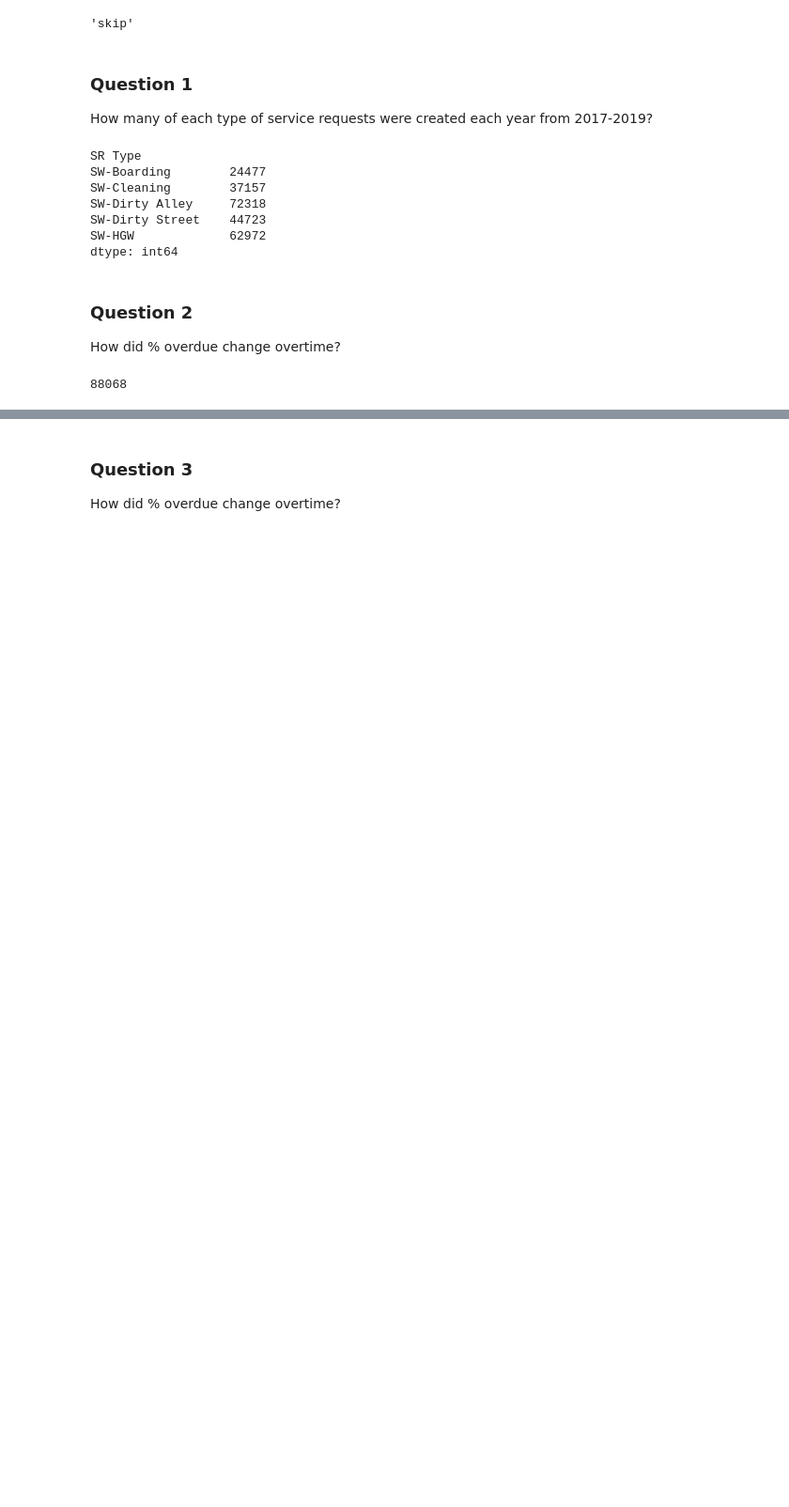
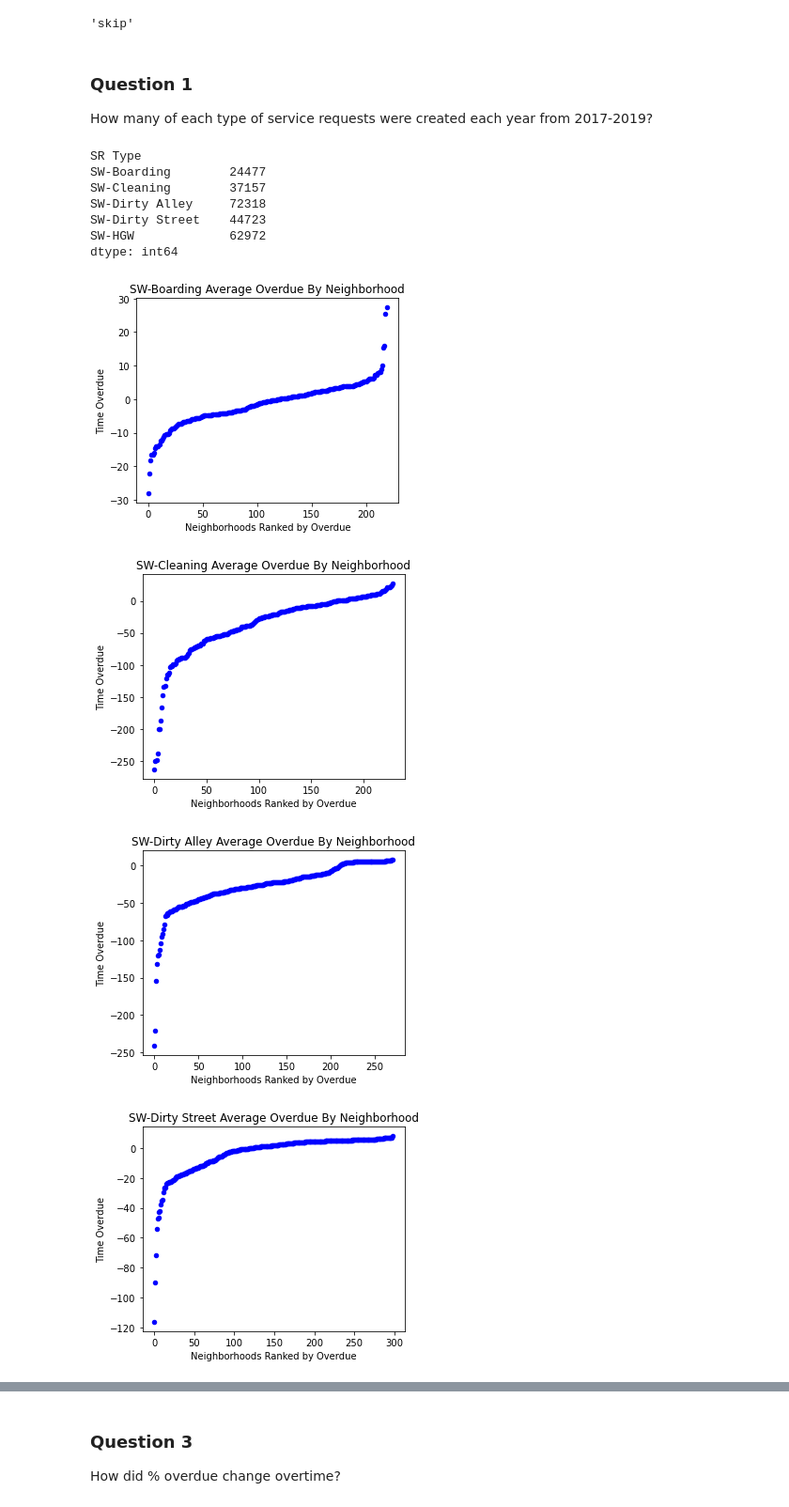
Before and after one commit to micah-rufsvold/hottinruf, a Jupyter notebook: Citistat_Analytics/Citistat interview analysis 0.2.ipynb, the cells around one changed output, grey strips where cells are left out. Shown at 94% size. Drawn from its saved outputs; the diff is of its cells as text; code cells hidden in the pictures; blank space fills up the shorter version.

```diff
--- a/Citistat_Analytics/Citistat interview analysis 0.2.ipynb
+++ b/Citistat_Analytics/Citistat interview analysis 0.2.ipynb
@@ -146,11 +148,21 @@ SW-Dirty Alley     72318
 SW-Dirty Street    44723
 SW-HGW             62972
 dtype: int64
-# %% [markdown]
-### Question 2
-How did % overdue change overtime?
-# %%
-overdue_recs = clean_recs.loc[clean_recs["Due Date"] < clean_recs["Close Date"]]
-len(overdue_recs)
-# %% [output]
-88068
+# %%
+for group_s in service_groups:
+    group = group_s[1]
+    group['Time Overdue'] = group.apply(lambda x : (x['Due Date'] - x['Close Date']).days, axis = 1)
+    group_by_neighborhood = group.groupby('Neighborhood')["Time Overdue"].mean().reset_index(name = 'Time Overdue')
+    group_by_neighborhood= group_by_neighborhood.sort_values('Time Overdue')
+    group_by_neighborhood['Neighborhoods Ranked by Overdue'] = np.arange(0, len(group_by_neighborhood))
+
+    g = group_by_neighborhood.plot(y="Time Overdue", x='Neighborhoods Ranked by Overdue', kind="scatter", color='blue', title=group_s[0]+" Average Overdue By Neighborhood", figsize= (5,4))
+    graph = g.get_figure()
+    graph.savefig(group_s[0] + "average overdue", bbox_inches = 'tight')
+
+    display(graph)
+# %% [output]
+[figure, added]
+[figure, added]
+[figure, added]
+[figure, added]
```
Also changed, not shown: parts of 14 cells of this notebook, 15 other files.
